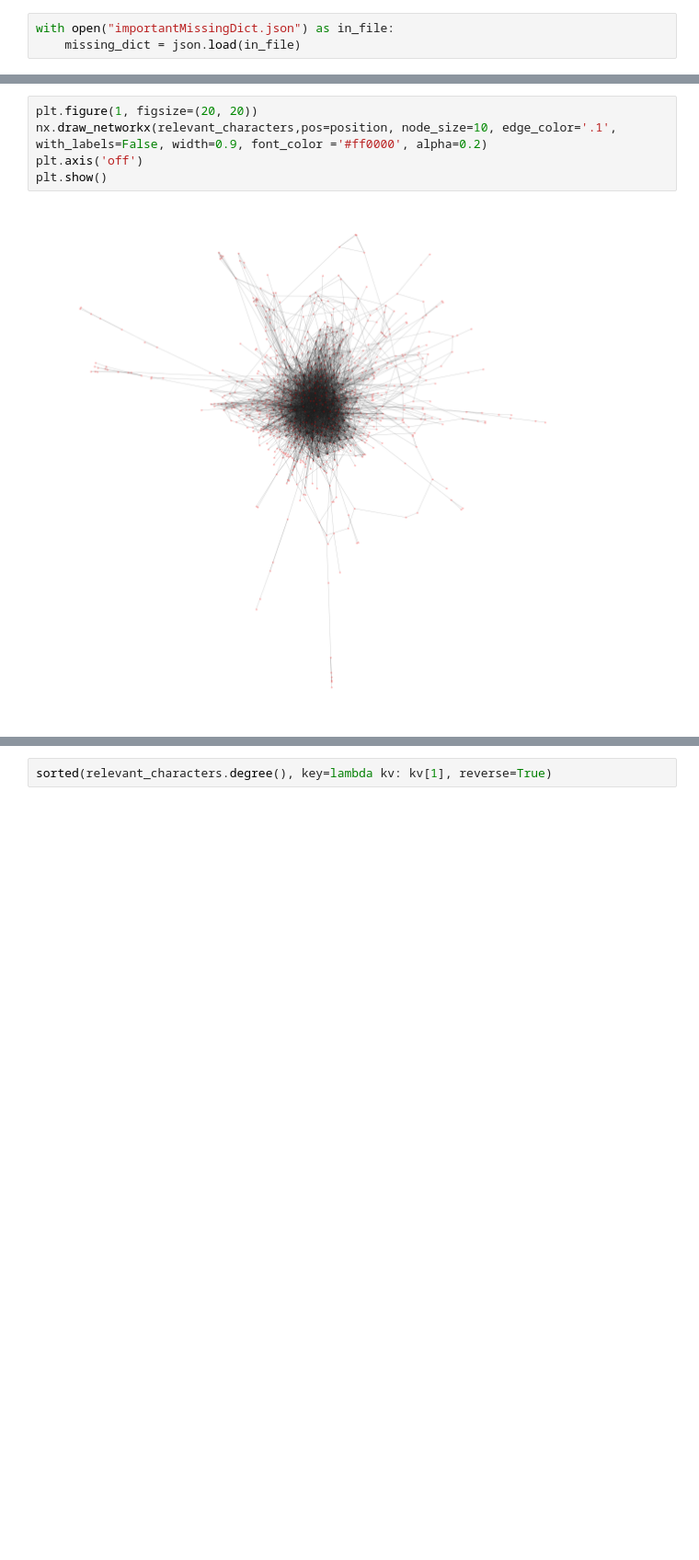
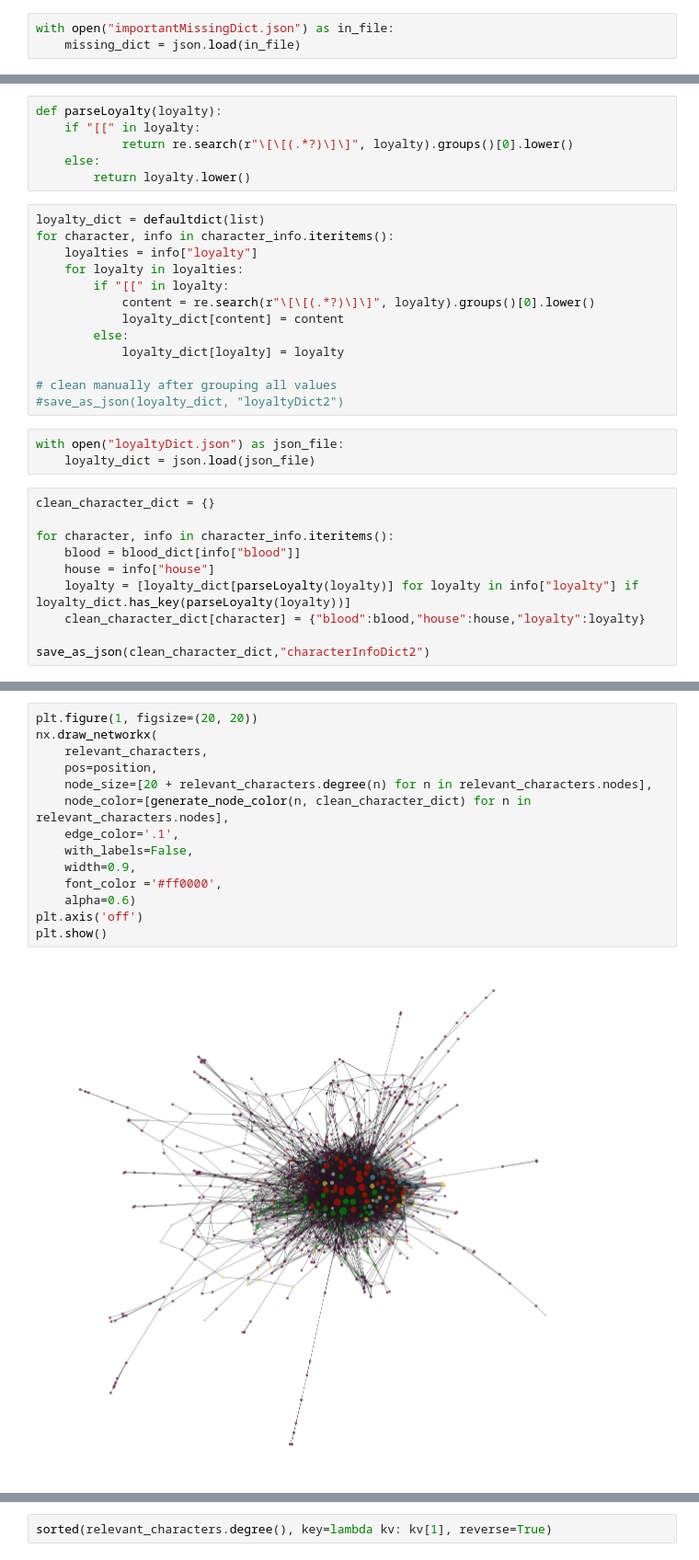
Before and after one commit to Sn0oze/Harry-Potter-Social-Structures, a Jupyter notebook: Scripts/extractDump.ipynb, the cells around one changed output, grey strips where cells are left out. Shown at 92% size. Saved outputs shown, nothing was run; the diff lists cells and outputs as text; blank space fills up the shorter version.

```diff
--- a/Scripts/extractDump.ipynb
+++ b/Scripts/extractDump.ipynb
@@ -197,0 +208,32 @@ important = [
+# %%
+def parseLoyalty(loyalty):
+    if "[[" in loyalty:
+            return re.search(r"\[\[(.*?)\]\]", loyalty).groups()[0].lower()
+    else:
+        return loyalty.lower()
+# %%
+loyalty_dict = defaultdict(list)
+for character, info in character_info.iteritems():
+    loyalties = info["loyalty"]
+    for loyalty in loyalties:
+        if "[[" in loyalty:
+            content = re.search(r"\[\[(.*?)\]\]", loyalty).groups()[0].lower()
+            loyalty_dict[content] = content
+        else:
+            loyalty_dict[loyalty] = loyalty
+
+# clean manually after grouping all values
+#save_as_json(loyalty_dict, "loyaltyDict2")
+# %%
+with open("loyaltyDict.json") as json_file:
+    loyalty_dict = json.load(json_file)
+# %%
+clean_character_dict = {}
+
+for character, info in character_info.iteritems():
+    blood = blood_dict[info["blood"]]
+    house = info["house"]
+    loyalty = [loyalty_dict[parseLoyalty(loyalty)] for loyalty in info["loyalty"] if loyalty_dict.has_key(parseLoyalty(loyalty))]
+    clean_character_dict[character] = {"blood":blood,"house":house,"loyalty":loyalty}
+
+save_as_json(clean_character_dict,"characterInfoDict2")
@@ -219,7 +321,16 @@ position = forceatlas2.forceatlas2_networkx_layout(relevant_characters, pos=None
 # %%
 plt.figure(1, figsize=(20, 20))
-nx.draw_networkx(relevant_characters,pos=position, node_size=10, edge_color='.1', with_labels=False, width=0.9, font_color ='#ff0000', alpha=0.2)
+nx.draw_networkx(
+    relevant_characters,
+    pos=position,
+    node_size=[20 + relevant_characters.degree(n) for n in relevant_characters.nodes],
+    node_color=[generate_node_color(n, clean_character_dict) for n in relevant_characters.nodes],
+    edge_color='.1',
+    with_labels=False,
+    width=0.9,
+    font_color ='#ff0000',
+    alpha=0.6)
 plt.axis('off')
 plt.show()
 # %% [output]
-[figure, old version]
+[figure, new version]
```
Also changed, not shown: parts of 34 cells of this notebook, 4 other files.
